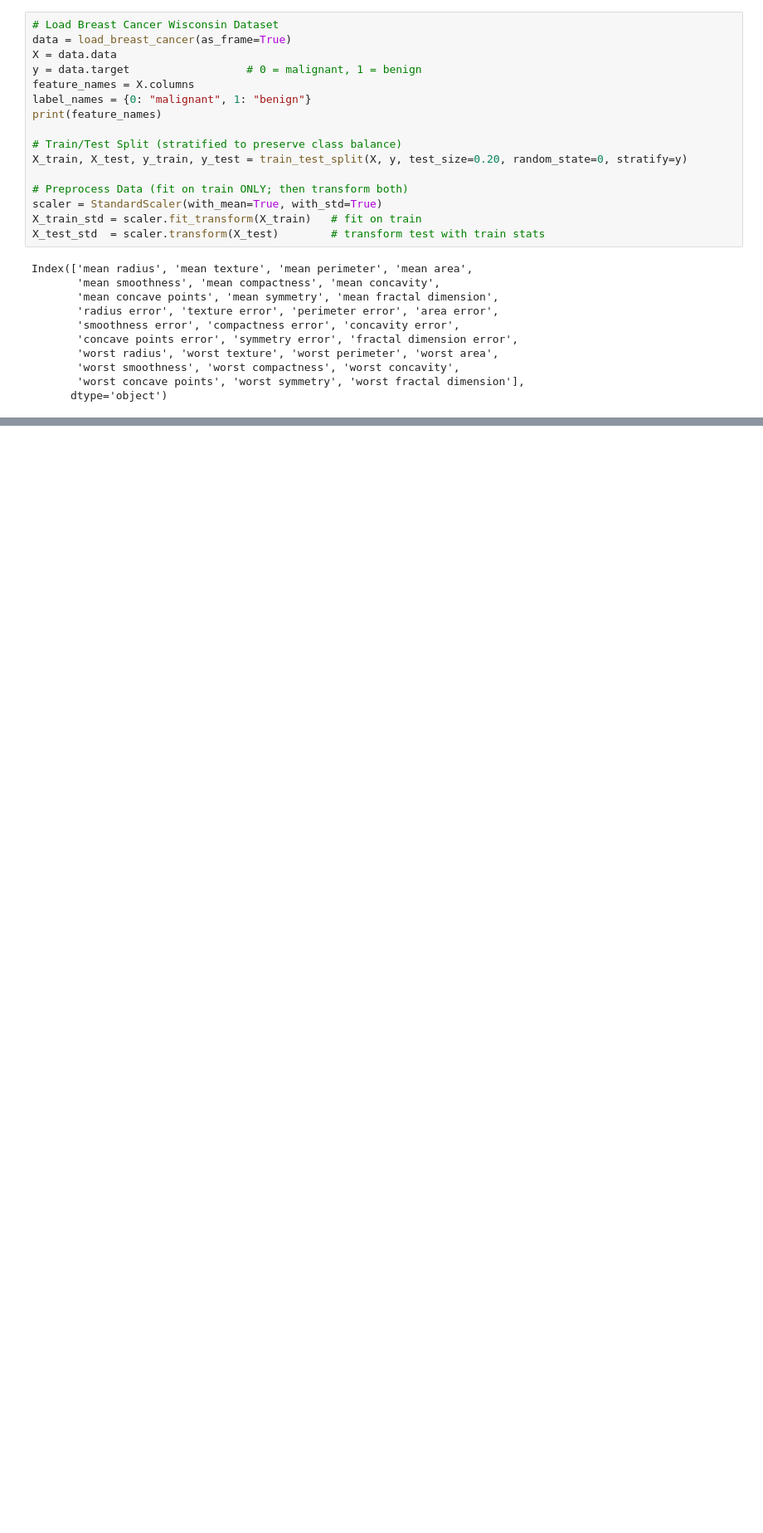
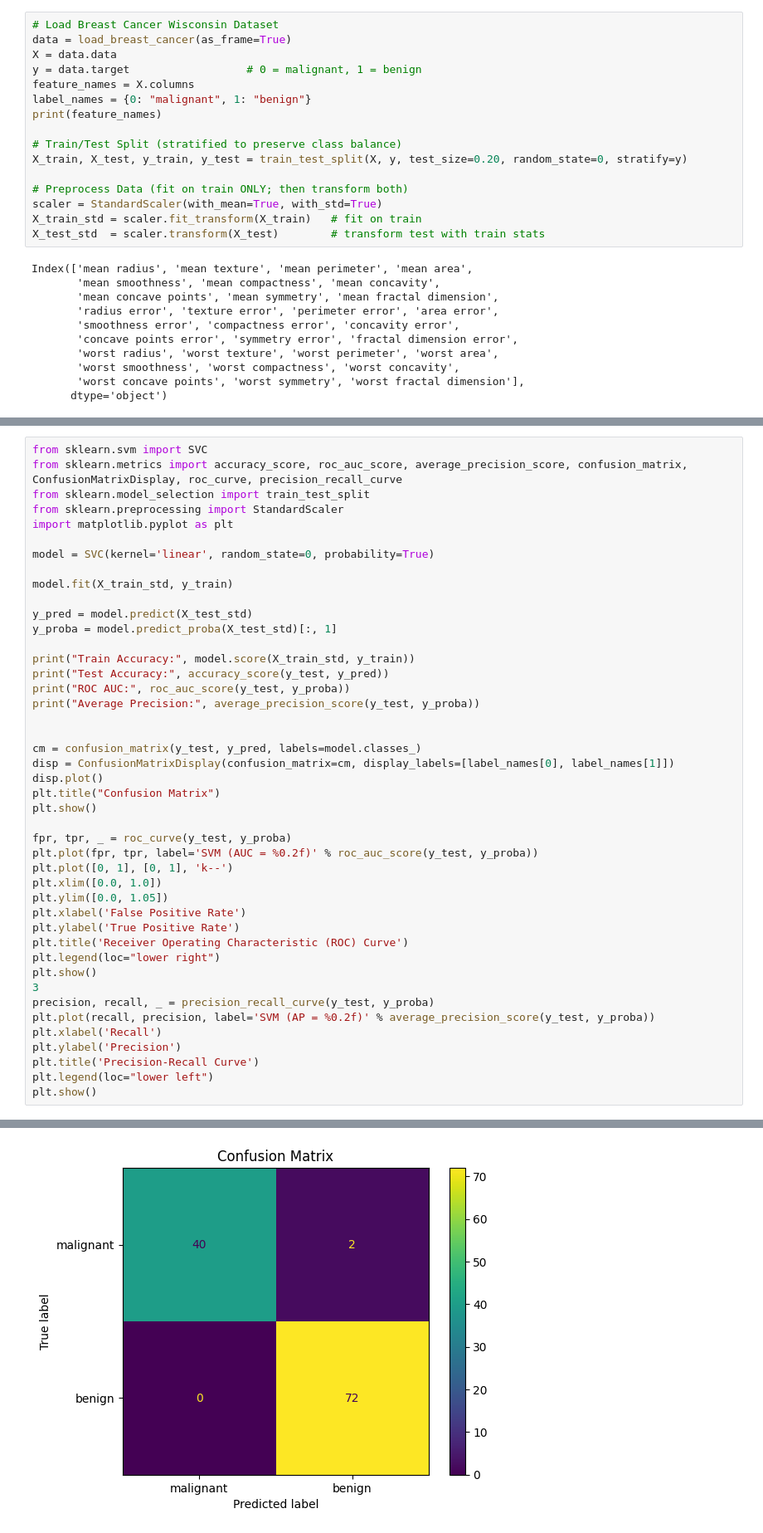
Before and after one commit to glawt0n/dataproject1, a Jupyter notebook: project1.ipynb, the cells around one changed output, grey strips where cells are left out. Shown at 83% size. Saved outputs shown, nothing was run; the diff lists cells and outputs as text; blank space fills up the shorter version.

```diff
--- a/project1.ipynb
+++ b/project1.ipynb
@@ -3775,0 +3784,45 @@ Index(['mean radius', 'mean texture', 'mean perimeter', 'mean area',
+# %%
+from sklearn.svm import SVC
+from sklearn.metrics import accuracy_score, roc_auc_score, average_precision_score, confusion_matrix, ConfusionMatrixDisplay, roc_curve, precision_recall_curve
+from sklearn.model_selection import train_test_split
+from sklearn.preprocessing import StandardScaler
+import matplotlib.pyplot as plt
+
+model = SVC(kernel='linear', random_state=0, probability=True)
+
+model.fit(X_train_std, y_train)
+
+y_pred = model.predict(X_test_std)
+y_proba = model.predict_proba(X_test_std)[:, 1]
+
+print("Train Accuracy:", model.score(X_train_std, y_train))
+print("Test Accuracy:", accuracy_score(y_test, y_pred))
+print("ROC AUC:", roc_auc_score(y_test, y_proba))
+print("Average Precision:", average_precision_score(y_test, y_proba))
+
+
+cm = confusion_matrix(y_test, y_pred, labels=model.classes_)
+disp = ConfusionMatrixDisplay(confusion_matrix=cm, display_labels=[label_names[0], label_names[1]])
+disp.plot()
+plt.title("Confusion Matrix")
+plt.show()
+
+fpr, tpr, _ = roc_curve(y_test, y_proba)
+plt.plot(fpr, tpr, label='SVM (AUC = %0.2f)' % roc_auc_score(y_test, y_proba))
+plt.plot([0, 1], [0, 1], 'k--')
+plt.xlim([0.0, 1.0])
+plt.ylim([0.0, 1.05])
+plt.xlabel('False Positive Rate')
+plt.ylabel('True Positive Rate')
+plt.title('Receiver Operating Characteristic (ROC) Curve')
+plt.legend(loc="lower right")
+plt.show()
+3
+precision, recall, _ = precision_recall_curve(y_test, y_proba)
+plt.plot(recall, precision, label='SVM (AP = %0.2f)' % average_precision_score(y_test, y_proba))
+plt.xlabel('Recall')
+plt.ylabel('Precision')
+plt.title('Precision-Recall Curve')
+plt.legend(loc="lower left")
+plt.show()
+# %% [output]
@@ -3775,0 +3833 @@ Index(['mean radius', 'mean texture', 'mean perimeter', 'mean area',
+[figure, added]
```
Also changed, not shown: parts of 4 cells of this notebook.
